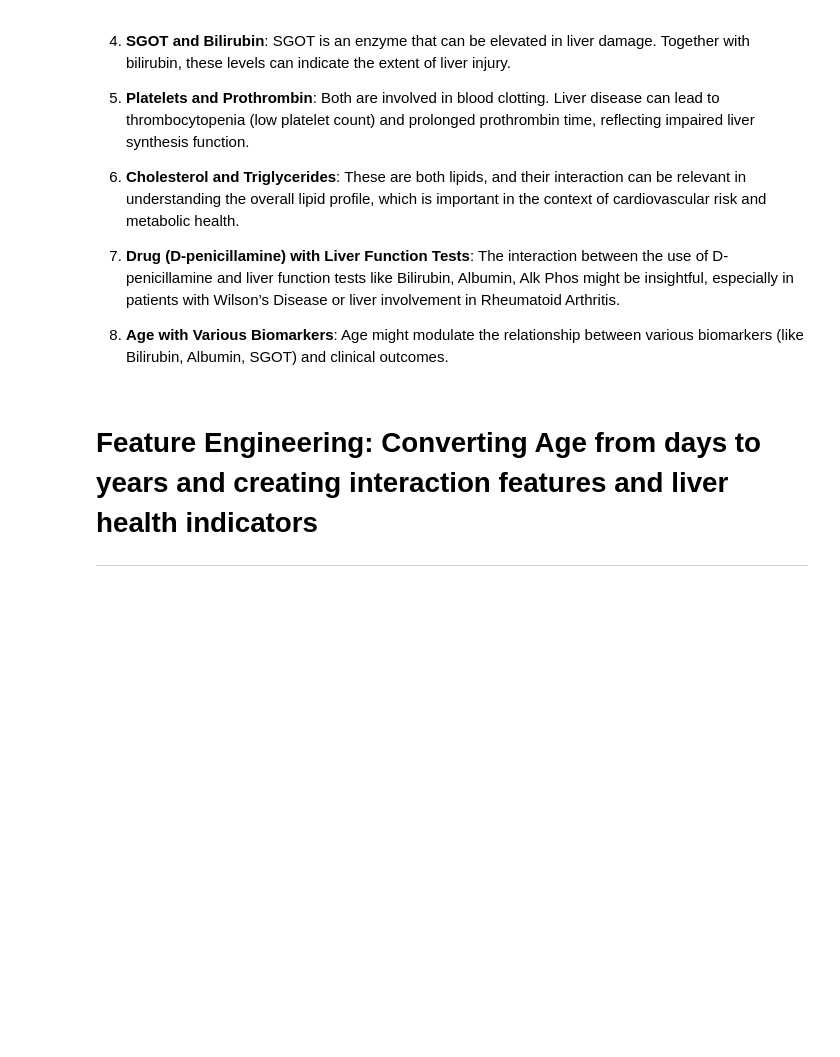
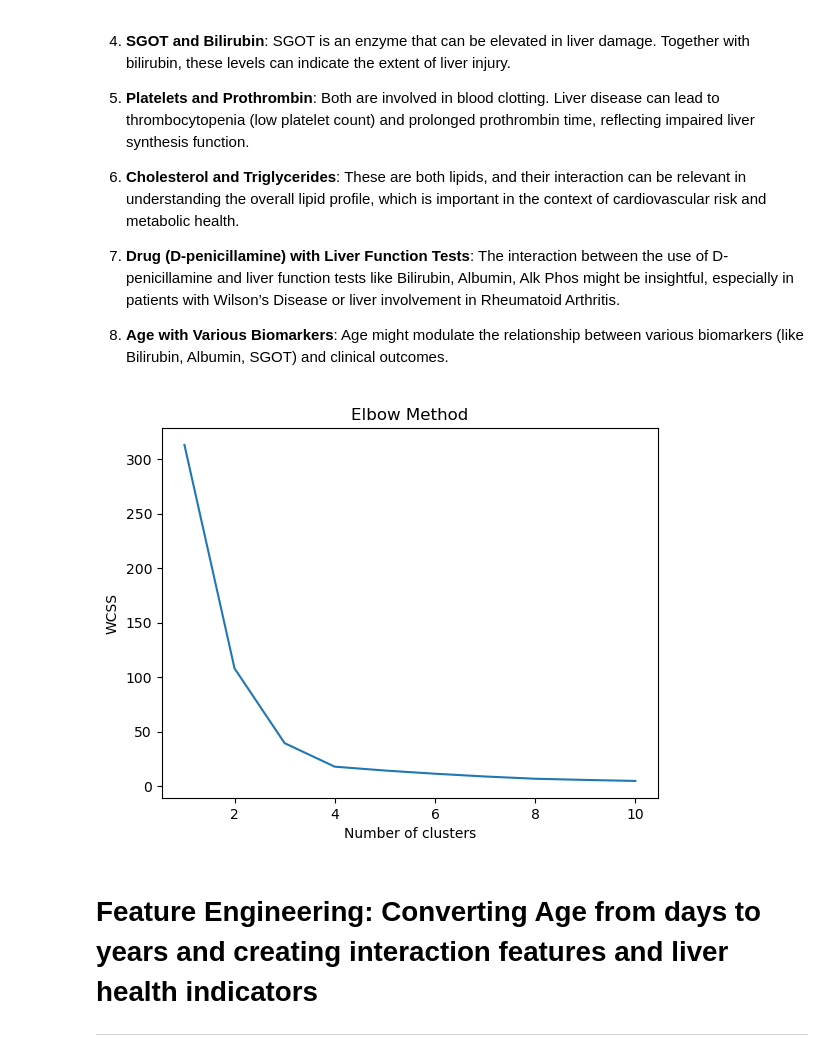
Before and after one commit to byvfx/kaggle, a Jupyter notebook: playground-series-s3e26/notebooks/ps-s3-e26-xgboost-hyperopt.ipynb, the cells around one changed output. Cells and saved outputs as stored; diff of their text form; code cells hidden in the pictures; blank space fills up the shorter version.

Commit message:
added knn cluster engineering and concated the test and train data

```diff
--- a/playground-series-s3e26/notebooks/ps-s3-e26-xgboost-hyperopt.ipynb
+++ b/playground-series-s3e26/notebooks/ps-s3-e26-xgboost-hyperopt.ipynb
@@ -224,6 +328,32 @@ def create_heatmap(df, figsize=(10, 8), annot=True, cmap='coolwarm',fmt='.1f'):
 
 # Example usage
 create_heatmap(df_train)
+# %%
+import matplotlib.pyplot as plt
+from sklearn.cluster import KMeans
+from scipy.spatial.distance import cdist
+import numpy as np
+
+# Create a random dataset
+x1 = np.array([3, 1, 1, 2, 1, 6, 6, 6, 5, 6, 7, 8, 9, 8, 9, 9, 8, 4, 4, 5, 4])
+x2 = np.array([5, 4, 5, 6, 5, 8, 6, 7, 6, 7, 1, 2, 1, 2, 3, 2, 3, 9, 10, 9, 10])
+X = np.array(list(zip(x1, x2))).reshape(len(x1), 2)
+
+# Run KMeans for k=1 to k=10 and calculate the within-cluster sum of squares (WCSS) value
+wcss = []
+for i in range(1, 11):
+    kmeans = KMeans(n_clusters=i, init='k-means++', max_iter=300, n_init=10, random_state=0)
+    kmeans.fit(X)
+    wcss.append(kmeans.inertia_)
+
+# Plot the WCSS values against the number of clusters
+plt.plot(range(1, 11), wcss)
+plt.title('Elbow Method')
+plt.xlabel('Number of clusters')
+plt.ylabel('WCSS')
+plt.show()
+# %% [output]
+[figure, added]
 # %% [markdown]
 # Feature Engineering: Converting Age from days to years and creating interaction features  and liver health indicators
 ___
```
Also changed, not shown: parts of 12 cells of this notebook.
